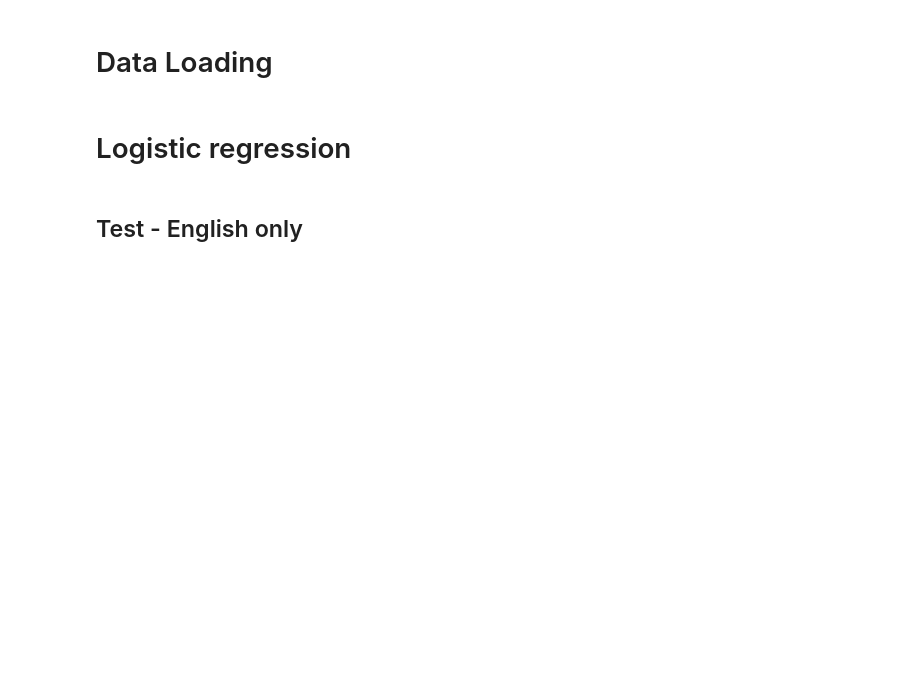
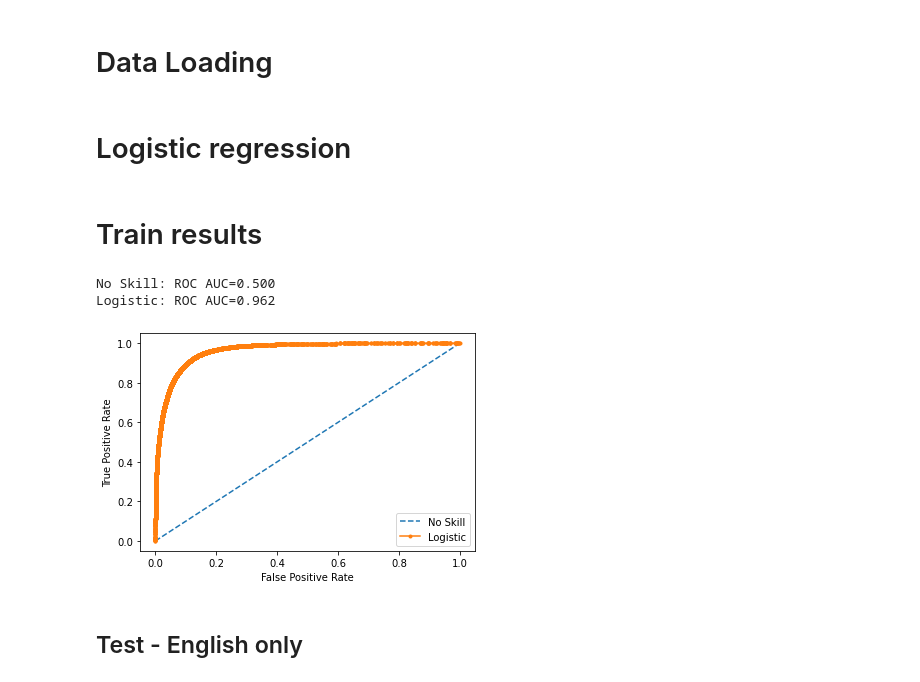
Before and after one commit to gald1017/jigsaw, a Jupyter notebook: LABSE/predict.ipynb, the cells around one changed output. Saved outputs shown, nothing was run; the diff lists cells and outputs as text; code cells hidden in the pictures; blank space fills up the shorter version.

Commit message:
add train results to predict notebook and update status

```diff
--- a/LABSE/predict.ipynb
+++ b/LABSE/predict.ipynb
@@ -77,6 +77,14 @@ val_path = '../data/val_es_toxic.csv'
 val_set = pd.read_csv(val_path)
 # %% [markdown]
 # Logistic regression
+# %% [markdown]
+# Train results
+# %%
+roc(y_train_eng, pipe.predict_proba(X_train_eng))
+# %% [output]
+No Skill: ROC AUC=0.500
+Logistic: ROC AUC=0.962
+[figure, added]
 # %% [markdown]
 ## Test - English only
 # %%
```
Also changed, not shown: 6 other files.
